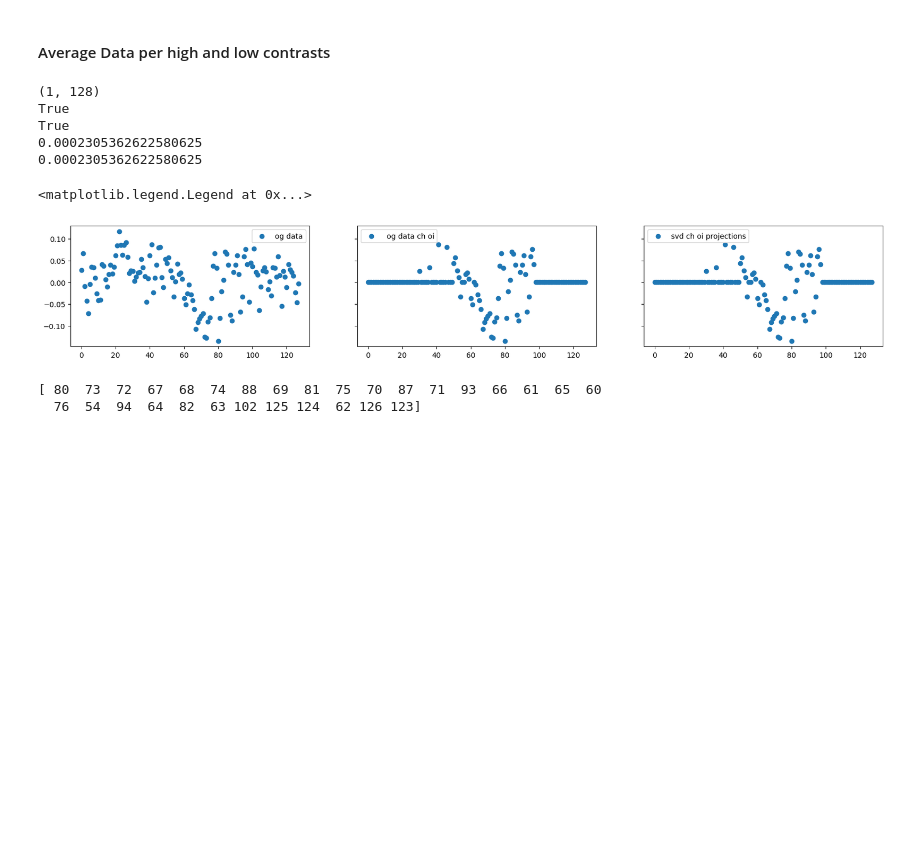
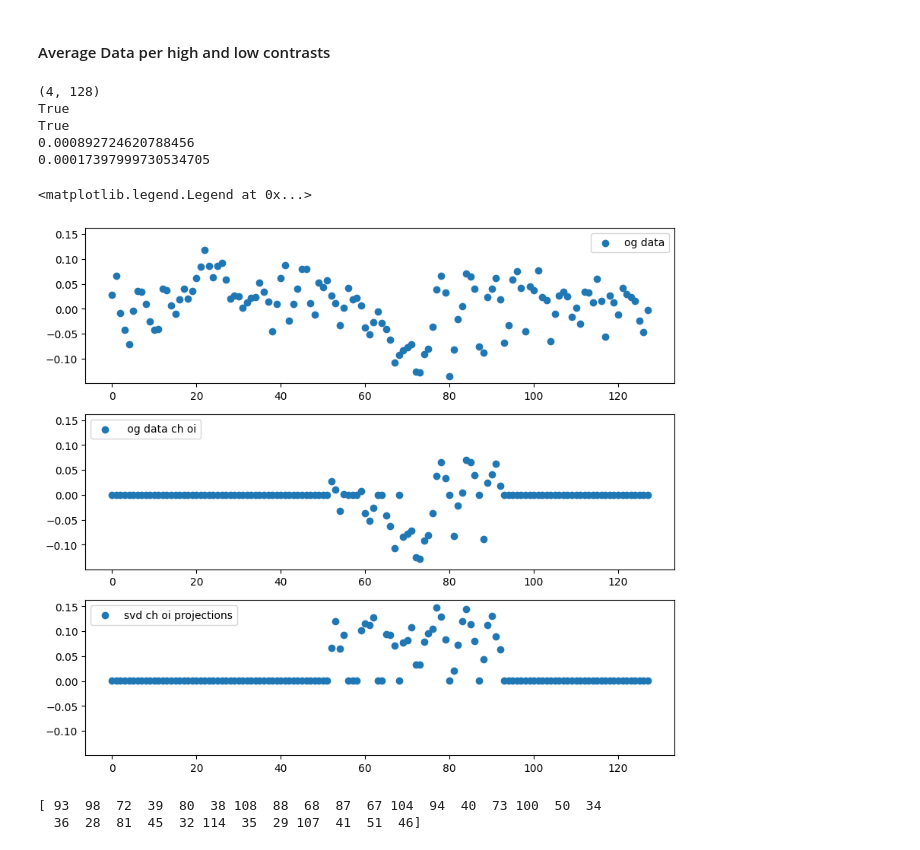
Before and after one commit to PatriciaNL/LTP_analysis, a Jupyter notebook: PythonScripts/ProcessingPipeline/GroupSubjData_pilot.ipynb, the cells around one changed output. Cells and saved outputs as stored; diff of their text form; code cells hidden in the pictures; blank space fills up the shorter version.

```diff
--- a/PythonScripts/ProcessingPipeline/GroupSubjData_pilot.ipynb
+++ b/PythonScripts/ProcessingPipeline/GroupSubjData_pilot.ipynb
@@ -67,14 +67,15 @@ NumHarms = 4   # number of harmonics
 # %% [markdown]
 #### Occipital Channel Info
 # %%
-elec_Arc1_outer = [68,64,58,51,47,42,37,31,    80,87,93,98,97,96,95,94]
+#elec_Arc1_outer = [68,64,58,51,47,42,37,31,    80,87,93,98,97,96,95,94]
 elec_Arc2 = [73,69,65,59,52,53,54,  55,  79,86,92,91,90,89,88]
 elec_Arc3 = [74,70,66,60,61,  78,85,84,83,82,  81]
 elec_Arc4_inner = [71,67,62,77,76,75,     72]
+# AllAnalysisChans = np.concatenate([elec_Arc1_outer,elec_Arc2,elec_Arc3,elec_Arc4_inner])
+AllAnalysisChans = np.concatenate([elec_Arc2,elec_Arc3,elec_Arc4_inner])
+AnalysisChans = np.unique(AllAnalysisChans)
+AnalysisChans_int = np.array(AnalysisChans, dtype = int)
+VisChans = np.sort(AnalysisChans)
 
-AnalysisChans = [elec_Arc1_outer,elec_Arc2,elec_Arc3,elec_Arc4_inner]
-
-ExportChans = np.unique(np.sort(np.concatenate(AnalysisChans))) # Combine array for chans of interest
-VisChans  = ExportChans - 1
 print(f'Channels to be visualized: {VisChans}')
 # %% [output]
@@ -165,7 +165,7 @@ f1R_cont,f1r_all  = contrastAvg(arrIn = f1_attnR,s =[0,4],e = [4,5])
 f2L_cont,f2l_all = contrastAvg(arrIn = f2_attnL,s =[0,4],e = [4,5])
 f2R_cont,f2r_all  = contrastAvg(arrIn = f2_attnR,s =[0,4],e = [4,5])
 # %%
-hi_lo = 1
+hi_lo = 0
 contrast_groups = [f1l_all[hi_lo],f1r_all[hi_lo],f2l_all[hi_lo],f2r_all[hi_lo]] # array of condition data
 
 gInd = np.array(contrast_groups[0]) #plot 1 group only
@@ -177,40 +177,38 @@ smat = np.diag(D) # digonal matrix of weights .... double check this
 print(np.allclose(gInd, np.dot(U,np.dot(smat, Vh)))) # futher confirm if svd output is similar enough to og data
 # svd output
 gOut = np.dot(U,np.dot(smat, Vh)) # group data reduction from SVD
-
 # sience out channel activity from channels not of interest
 gom = np.array(np.nanmean(gOut[0:1,:], axis = 0)) # average channel weights (?)
 misc_chan_avg_svd = np.nanmean(gom[~ocm_chans]/np.sum([ocm_chans == False])) # avg activity of all channels not of interest and spread signal
 print(misc_chan_avg_svd)
 
 misc_chan_avg = np.nanmean(f1L_cont[1][~ocm_chans]/np.sum([ocm_chans == False]))
 print(misc_chan_avg)
 ###########################################################################################################################################
 # svd channel data
 topoIn = gOut[0,:] # 128 channels
 # originl data to spread chan act
 mod = f1L_cont[1].copy()
 ############################################################################################################################################
 # spread signal for channels not of interest
 topoIn[~ocm_chans] = misc_chan_avg_svd
 mod[~ocm_chans] = misc_chan_avg
 # compare topo data between: svd, regular signal silencing, and raw data
-
-fig,axs = plt.subplots(1,3, figsize = (20,3), sharey = True) # orignal data with preserved signal
+fig,axs = plt.subplots(3,1, figsize = (10,9), sharey = True) # orignal data with preserved signal
 axs[0].scatter(ch_list,f1L_cont[1], label = f'og data')
 axs[0].legend()
 # original data with non chans of interest averaged
 axs[1].scatter(ch_list,mod, label = f' og data ch oi')
 axs[1].legend(loc = 'upper left')
 #  svd data with non chans of interest averaged
 axs[2].scatter(ch_list,topoIn, label = f'svd ch oi projections')
 axs[2].legend(loc = 'upper left')
 # plt.scatter
 # %% [output]
-(1, 128)
+(4, 128)
 True
 True
-0.0002305362622580625
-0.0002305362622580625
+0.000892724620788456
+0.00017397999730534705
 <matplotlib.legend.Legend at 0x...>
-[figure, old version]
+[figure, new version]
@@ -221,6 +222,6 @@ SortChanActivityAcs = (np.argsort(np.nanmean(gOut,axis = 0)))
 MaxChanActivity = SortChanActivityAcs[0:30]
 print(MaxChanActivity)
 # %% [output]
-[ 80  73  72  67  68  74  88  69  81  75  70  87  71  93  66  61  65  60
-  76  54  94  64  82  63 102 125 124  62 126 123]
+[ 93  98  72  39  80  38 108  88  68  87  67 104  94  40  73 100  50  34
+  36  28  81  45  32 114  35  29 107  41  51  46]
 # %%
```
Also changed, not shown: parts of 21 cells of this notebook.
